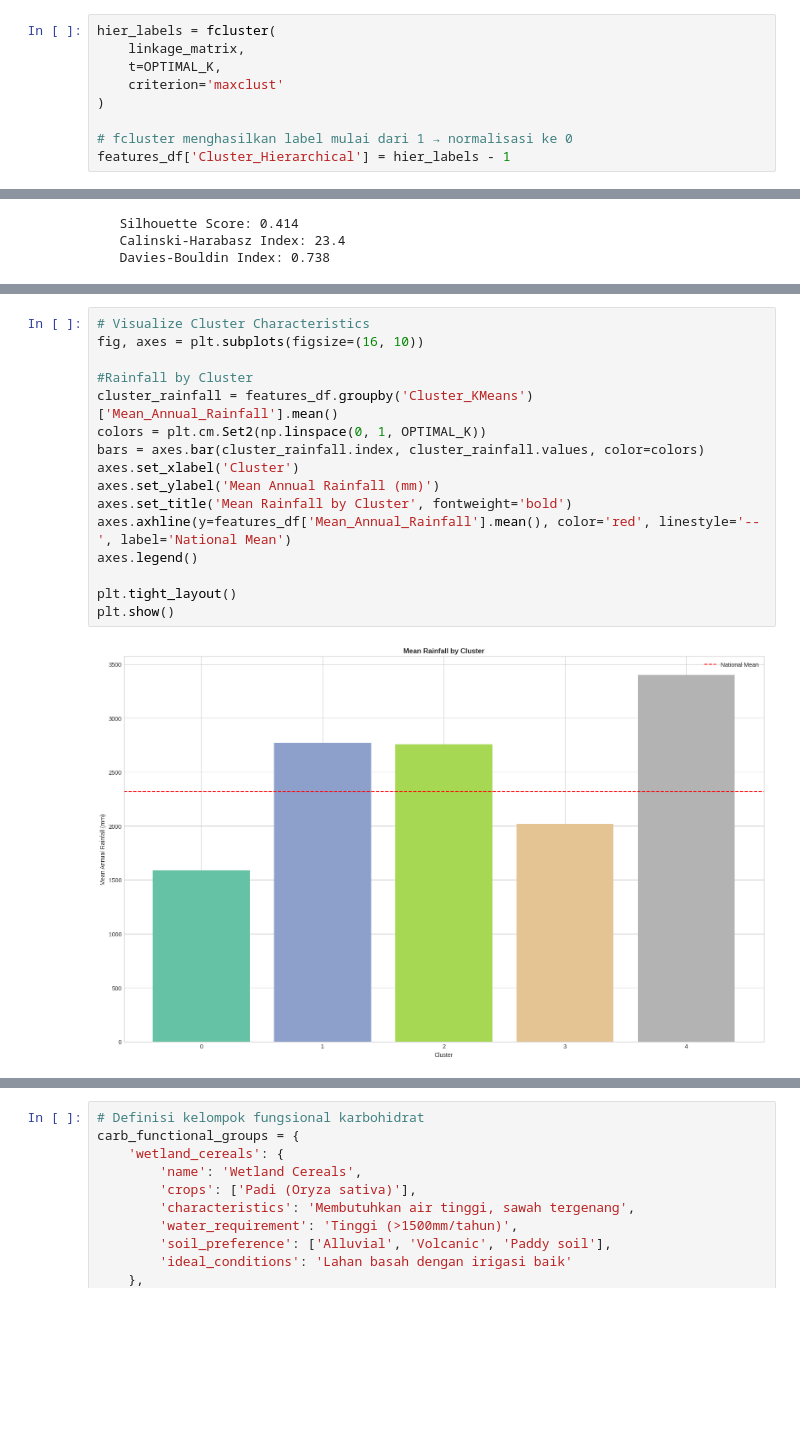
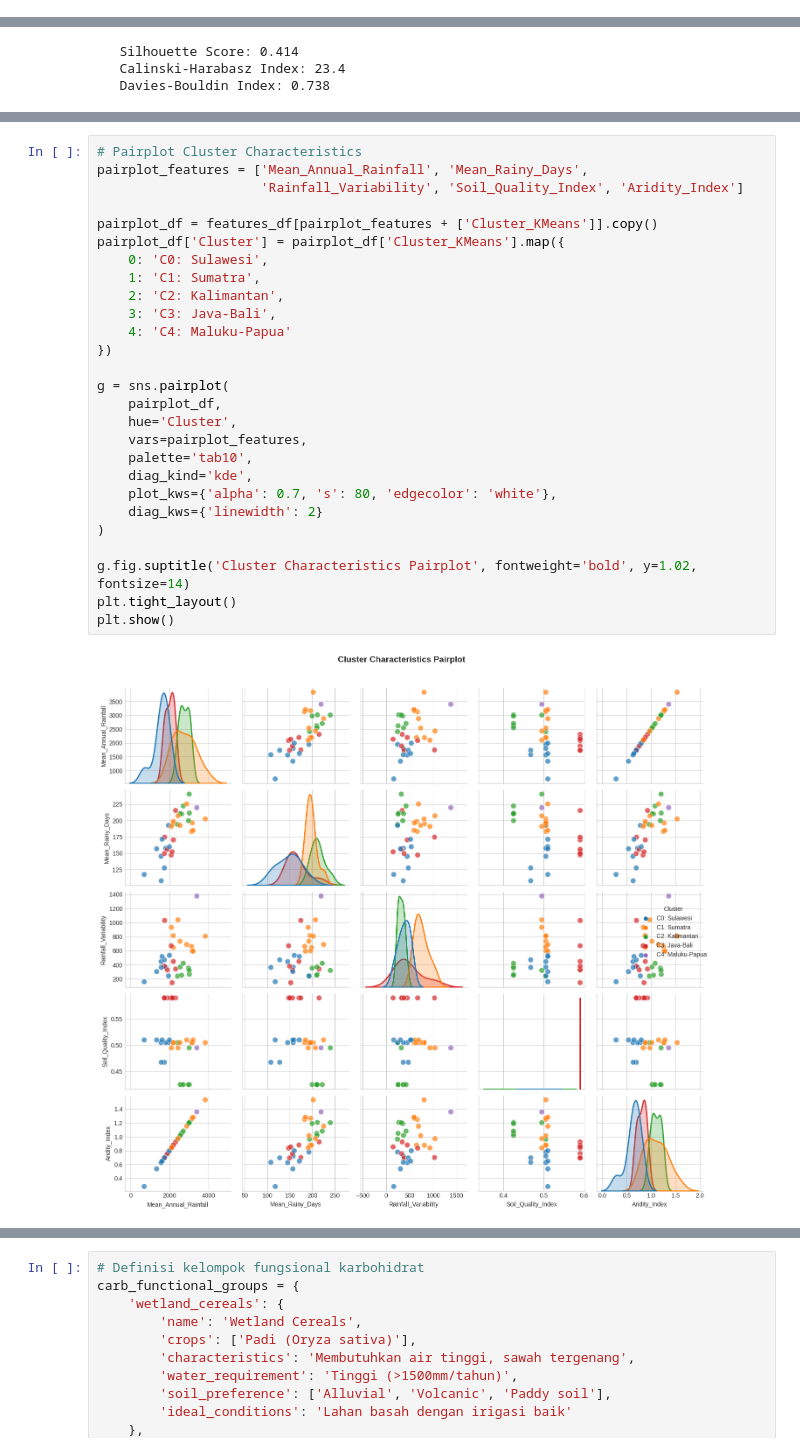
Before and after one commit to JustDannn/DiversifikasiPangan, a Jupyter notebook: diversifikasipangan_final.ipynb, the cells around one changed output, grey strips where cells are left out. Drawn from its saved outputs; the diff is of its cells as text; blank space fills up the shorter version.

```diff
--- a/diversifikasipangan_final.ipynb
+++ b/diversifikasipangan_final.ipynb
@@ -1026,12 +999,3 @@ plt.show()
-# %%
-hier_labels = fcluster(
-    linkage_matrix,
-    t=OPTIMAL_K,
-    criterion='maxclust'
-)
-
-# fcluster menghasilkan label mulai dari 1 → normalisasi ke 0
-features_df['Cluster_Hierarchical'] = hier_labels - 1
 # %%
 # Calculate cluster metrics
 print(f"   Silhouette Score: {silhouette_score(X_pca, kmeans_labels):.3f}")
@@ -1128,20 +1072,31 @@ Soil Characteristics:
  Calcareous Index: 0.30
  Dominant Region: Maluku_Papua
 # %%
-# Visualize Cluster Characteristics
-fig, axes = plt.subplots(figsize=(16, 10))
+# Pairplot Cluster Characteristics
+pairplot_features = ['Mean_Annual_Rainfall', 'Mean_Rainy_Days',
+                     'Rainfall_Variability', 'Soil_Quality_Index', 'Aridity_Index']
 
-#Rainfall by Cluster
-cluster_rainfall = features_df.groupby('Cluster_KMeans')['Mean_Annual_Rainfall'].mean()
-colors = plt.cm.Set2(np.linspace(0, 1, OPTIMAL_K))
-bars = axes.bar(cluster_rainfall.index, cluster_rainfall.values, color=colors)
-axes.set_xlabel('Cluster')
-axes.set_ylabel('Mean Annual Rainfall (mm)')
-axes.set_title('Mean Rainfall by Cluster', fontweight='bold')
-axes.axhline(y=features_df['Mean_Annual_Rainfall'].mean(), color='red', linestyle='--', label='National Mean')
-axes.legend()
+pairplot_df = features_df[pairplot_features + ['Cluster_KMeans']].copy()
+pairplot_df['Cluster'] = pairplot_df['Cluster_KMeans'].map({
+    0: 'C0: Sulawesi',
+    1: 'C1: Sumatra',
+    2: 'C2: Kalimantan',
+    3: 'C3: Java-Bali',
+    4: 'C4: Maluku-Papua'
+})
 
+g = sns.pairplot(
+    pairplot_df,
+    hue='Cluster',
+    vars=pairplot_features,
+    palette='tab10',
+    diag_kind='kde',
+    plot_kws={'alpha': 0.7, 's': 80, 'edgecolor': 'white'},
+    diag_kws={'linewidth': 2}
+)
+
+g.fig.suptitle('Cluster Characteristics Pairplot', fontweight='bold', y=1.02, fontsize=14)
 plt.tight_layout()
 plt.show()
 # %% [output]
-[figure, old version]
+[figure, new version]
```
Also changed, not shown: parts of 12 cells of this notebook.
